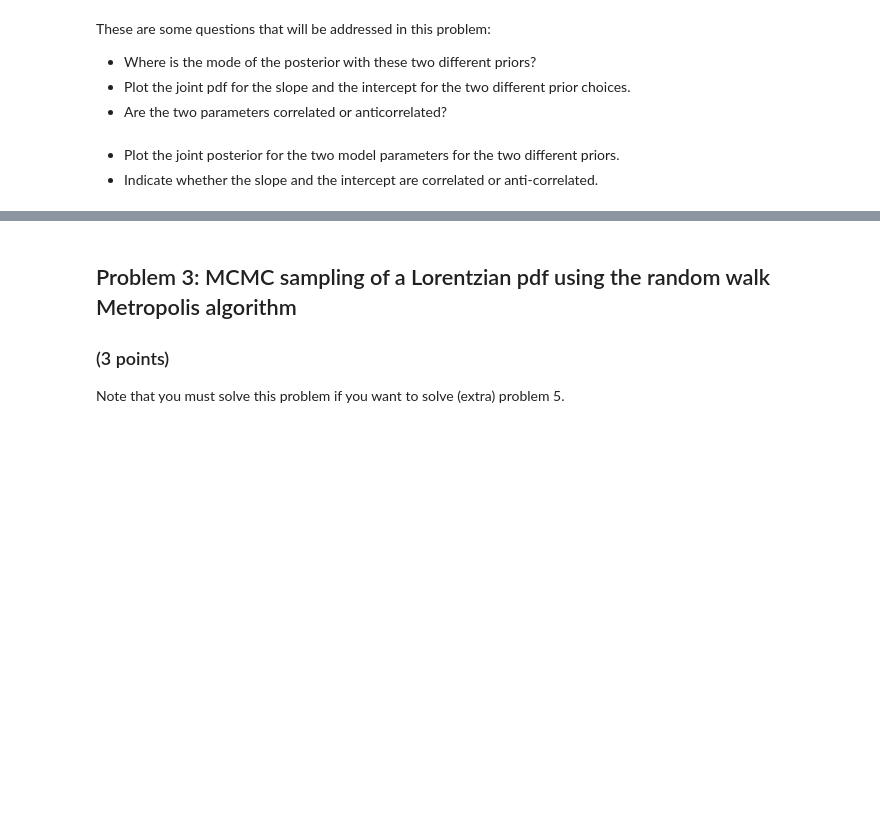
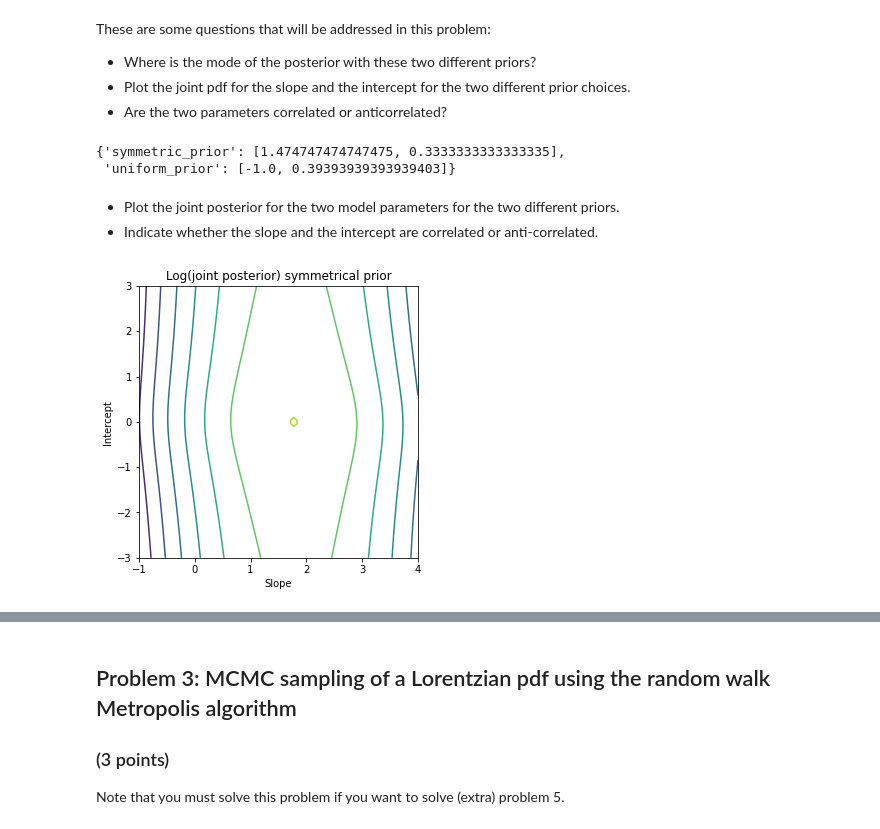
Before and after one commit to pwd-alejandro/learningFromData, a Jupyter notebook: doc/pub/ProblemSets/Set2/TIF285_ProblemSet2/TIF285_ProblemSet2/TIF285_ps2_basic_problems.ipynb, the cells around one changed output, grey strips where cells are left out. Drawn from its saved outputs; the diff is of its cells as text; code cells hidden in the pictures; blank space fills up the shorter version.

```diff
--- a/doc/pub/ProblemSets/Set2/TIF285_ProblemSet2/TIF285_ProblemSet2/TIF285_ps2_basic_problems.ipynb
+++ b/doc/pub/ProblemSets/Set2/TIF285_ProblemSet2/TIF285_ProblemSet2/TIF285_ps2_basic_problems.ipynb
@@ -212,6 +212,6 @@ Read the data from the file `straightline.dat`.
 # Use np.loadtxt() for loading data (the argument 'unpack=True' is useful)
 # and plt.errorbar() for plotting data with errorbars
 
-straightData = np.loadtxt(f'{DATA_DIR}/straightline.dat',unpack=True)
+x,y = np.loadtxt(f'{DATA_DIR}/straightline.dat',unpack=True)
 sigma=50
 # %%
@@ -246,7 +246,7 @@ These are some questions that will be addressed in this problem:
 * Plot the joint pdf for the slope and the intercept for the two different prior choices.
 * Are the two parameters correlated or anticorrelated?
 # %%
-def log_likelihood(theta, x, y, dy=50):
+def log_likelihood_mine(theta, x, y, dy=50):
     '''
     Returns the log likelihood.
 
@@ -259,7 +259,12 @@ def log_likelihood(theta, x, y, dy=50):
     Returns:
         logL: log likelihood
     '''
-    # YOUR CODE HERE
+    y_hat = x*theta[0] + [theta[1]]*len(x)
+    delta_y = y - y_hat
+
+    log_likelihood = -0.5*sum([np.log(2*np.pi*dy**2)]*len(x)+(delta_y**2)/dy**2)
+
+    return log_likelihood
 # %%
 # We'll start by defining a function which takes a two-dimensional grid of likelihoods and
 # returns 1, 2, and 3-sigma contours. This acts by sorting and normalizing the values and then
@@ -278,13 +280,40 @@ def contour_levels(grid):
+# %%
+# YOUR CODE HERE
+
+res = 100
+slope = np.linspace(-1,4,res)
+intercept = np.linspace(-3,3,res)
+
+joint_pdf_sym = np.zeros((res,res))
+joint_pdf_flat = np.zeros((res,res))
+
+for i in range(res):
+    for j in range(res):
+        theta_ij = [slope[j],intercept[i]]
+        joint_pdf_sym[i,j]= log_likelihood_mine(theta_ij, x, y, dy=50) + log_symmetric_prior(theta_ij)
+        joint_pdf_flat[i,j]= log_likelihood_mine(theta_ij, x, y, dy=50) + log_flat_prior(theta_ij)
 # %%
 # The dictionary MAP (= maximum a posteriori) should return the mode
 # of the posterior distribution.
 # The key is the prior and the value is resulting posterior mode (peak)
 # given as theta* = [b*, m*]
 MAP={}
-MAP['uniform_prior'] = [0.0, 0.0]
-MAP['symmetric_prior'] = [0.0, 0.0]
 
-# YOUR CODE HERE
+slope_mode = slope[np.unravel_index(joint_pdf_sym.argmax(),(res,res))[0]]
+intercept_mode = intercept[np.unravel_index(joint_pdf_sym.argmax(),(res,res))[1]]
+sym_mode = [slope_mode,intercept_mode]
+MAP['symmetric_prior'] = sym_mode
+
+
+slope_mode = slope[np.unravel_index(joint_pdf_flat.argmax(),(res,res))[0]]
+intercept_mode = intercept[np.unravel_index(joint_pdf_flat.argmax(),(res,res))[1]]
+flat_mode = [slope_mode,intercept_mode]
+MAP['uniform_prior'] = flat_mode
+
+MAP
+# %% [output]
+{'symmetric_prior': [1.474747474747475, 0.3333333333333335],
+ 'uniform_prior': [-1.0, 0.39393939393939403]}
 # %%
 for prior in ['uniform_prior','symmetric_prior']:
     assert len(MAP[prior])==2, f'{prior}: The length of the MAP mode should be 2.'
@@ -297,0 +325,10 @@ for prior in ['uniform_prior','symmetric_prior']:
+# %%
+# plot symmetrica
+plt.figure(figsize=(5,5))
+plt.title('Log(joint posterior) symmetrical prior')
+plt.contour(slope,intercept,joint_pdf_sym)
+plt.xlabel('Slope')
+plt.ylabel('Intercept')
+plt.show()
+# %% [output]
+[figure, added]
```
Also changed, not shown: parts of 8 cells of this notebook.
